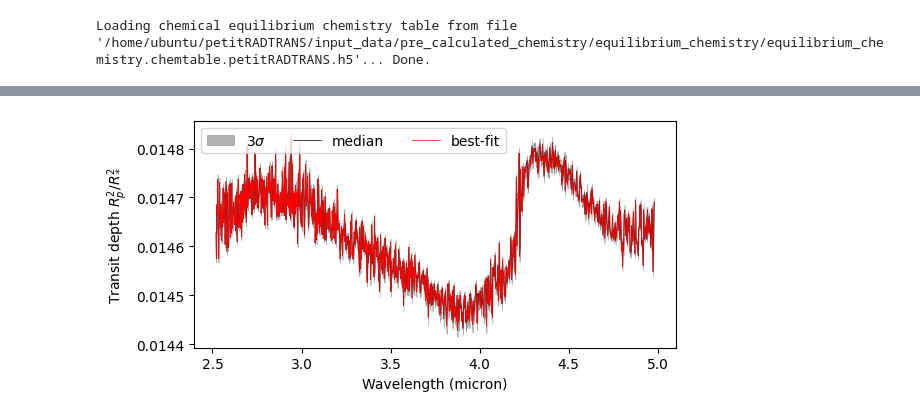
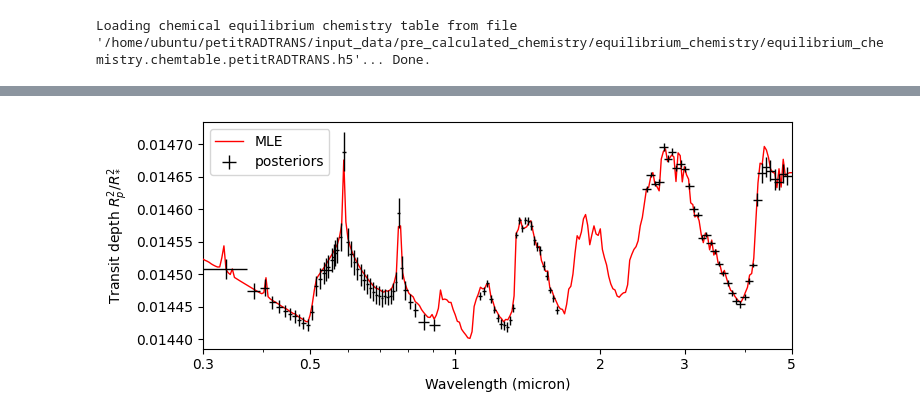
Before and after one commit to cjiang-exo/ReLiC, a Jupyter notebook: plot_ts.ipynb, the cells around one changed output, grey strips where cells are left out. Saved outputs shown, nothing was run; the diff lists cells and outputs as text; code cells hidden in the pictures.

```diff
--- a/plot_ts.ipynb
+++ b/plot_ts.ipynb
@@ -93,24 +95,25 @@ atm_params = np.array([
     postsamples['tint'],
     postsamples['m2h'],
     postsamples['c2o'],
+    postsamples['cloud_f']
 ])
 atm_params = atm_params.T
 # %%
-planet_mass = 0.828351 * nc.m_jup # g
-ref_pres_bar = 10**1.46217
-cloud_pres_bar = 10**-0.989519
-metals = np.full_like(pres_bar, 1.68743)
-c2o_ratios = np.full_like(pres_bar, 0.101954)
+planet_mass = 0.837813 * nc.m_jup # g
+ref_pres_bar = 10**-0.702319
+cloud_pres_bar = 10**-3.84753
+metals = np.full_like(pres_bar, 0.723015)
+c2o_ratios = np.full_like(pres_bar, 0.681039)
 ref_gravity = nc.G * planet_mass / (planet_radius * nc.r_jup_mean)**2
-cloud_fraction = 1.0
+cloud_fraction = 0.656001
 
 # temperatures = np.full_like(pres_bar, 1488.0) # K
 temperatures = get_tprofile(
     pressures=pres_bar,
-    infrared_mean_opacity=10**-3.43477,
-    gamma=10**0.154312,
+    infrared_mean_opacity=10**-1.80523,
+    gamma=10**-0.7868022,
     gravities=ref_gravity,
-    intrinsic_temperature=464.207,
+    intrinsic_temperature=72.3501,
     equilibrium_temperature=teq,
 )
 
@@ -244,7 +247,15 @@ for i, s in enumerate(sub_samples):
         cloud_pres_bar=10**s[2],
         metal=s[6],
         c2o_ratio=s[7],
+        cloud_fraction=s[8],
     )
 
     ts_samples.append(_ts)
+# %%
+import tomllib
+import h5py
+
+cfgfile = "results/HD209458b/results-260430-joint/HD209458b_joint.toml"
+cfg = tomllib.load(open(cfgfile, 'rb'))
+raw_data  = [h5py.File(f, 'r') for f in cfg["PATH"]["input_file"]]
 # %%
@@ -263,13 +310,18 @@ ts_bestfit_rebinned = rebin_spectrum(wavelengths, ts_bestfit, wl_rebinned)
 # %%
-fig, ax = pl.subplots(1,1, figsize=(6, 3))
-ax.fill_between(wl_rebinned, ts_lo, ts_up,
-    color='k', alpha=0.3, lw=0.5, zorder=1, label=r'3$\sigma$')
-ax.plot(wl_rebinned, ts_median, lw=0.5, label='median', color='k', zorder=3)
-ax.plot(wl_rebinned, ts_bestfit_rebinned, lw=0.5, label='best-fit', color='r', zorder=4)
+
+fig, ax = pl.subplots(1,1, figsize=(7.2, 3))
+ax.errorbar(wl_rebinned, ts_median, yerr=ts_error, xerr=bin_widths, fmt='.k', mfc='w', lw=1, ms=0, label='posteriors', zorder=9)
+# ax.fill_between(wl_rebinned, ts_lo, ts_up,
+#     color='k', alpha=0.3, lw=0.5, zorder=1, label=r'3$\sigma$')
+# ax.plot(wl_rebinned, ts_median, lw=0.5, label='median', color='k', zorder=3)
+ax.plot(wl_bestfit_rebinned, ts_bestfit_rebinned, lw=1, label='MLE', color='r', zorder=4)
 ax.set_xlabel('Wavelength (micron)')
 ax.set_ylabel('Transit depth $R_p^2/R_*^2$')
-ax.legend(ncol=3, loc='upper left')
+ax.legend(ncol=1, loc='upper left')
+ax.set_xscale('log')
+ax.set_xticks([0.3, 0.5, 1, 2, 3, 5], [0.3, 0.5, 1, 2, 3, 5])
+ax.set_xlim(wl_bestfit_rebinned.min(), wl_bestfit_rebinned.max())
 fig.tight_layout()
 fig.savefig('post_spectrum.png', dpi=100)
 # %% [output]
-[figure, old version]
+[figure, new version]
```
Also changed, not shown: parts of 4 cells of this notebook, 7 other files.
